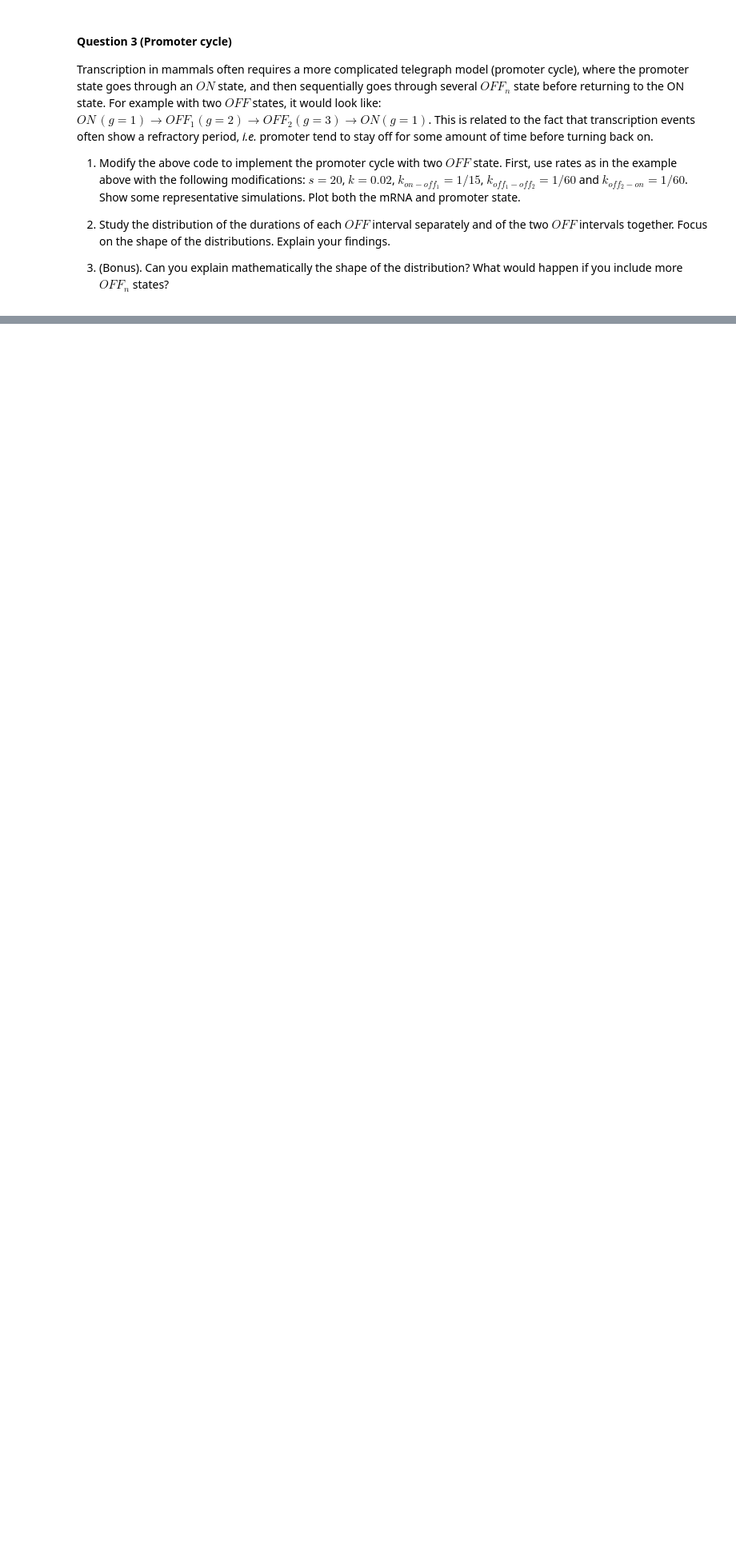
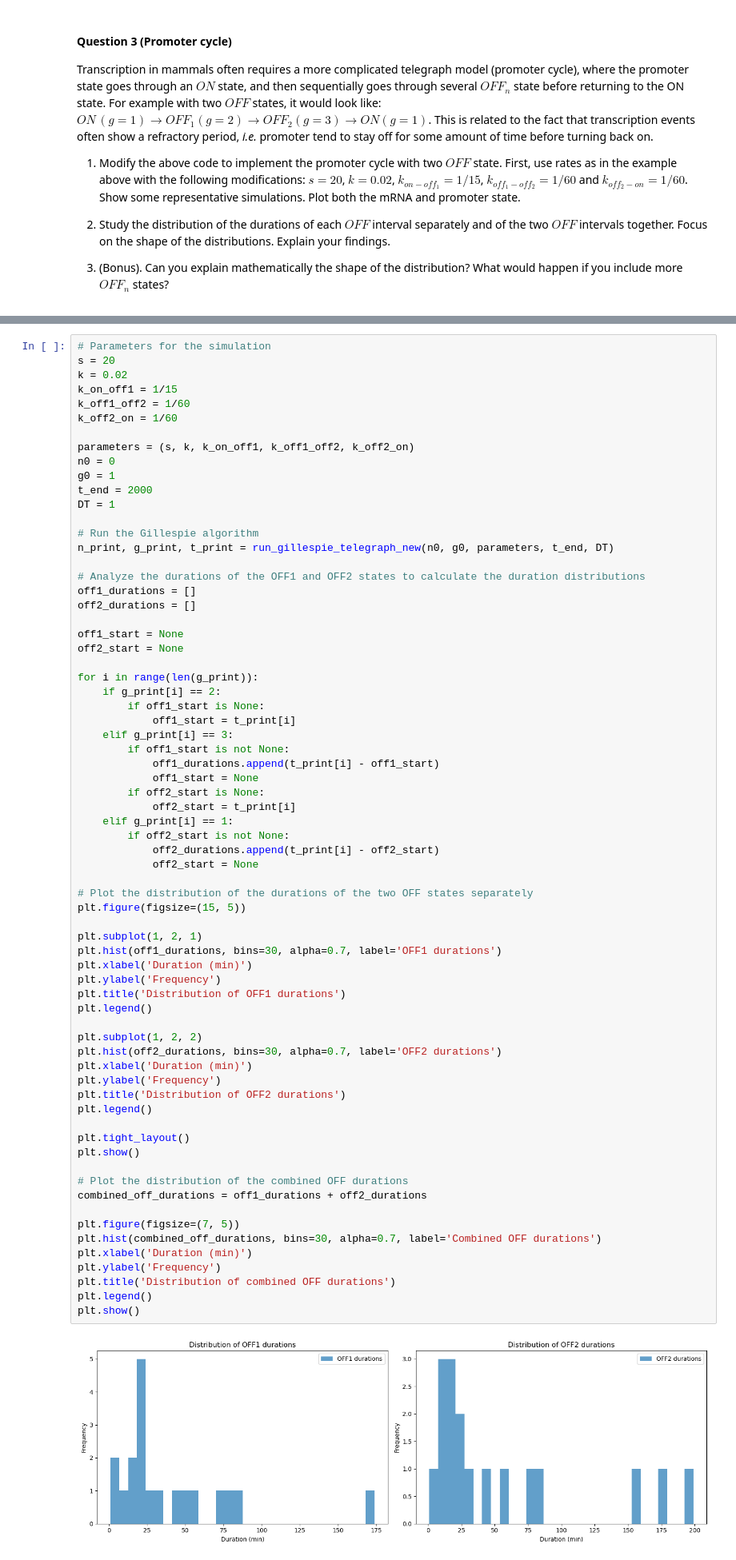
Before and after one commit to GregoirePachebat/group_18, a Jupyter notebook: Week11/Exercise_Week11_12_A_Exercises.ipynb, the cells around one changed output, grey strips where cells are left out. Shown at 80% size. Cells and saved outputs as stored; diff of their text form; blank space fills up the shorter version.

```diff
--- a/Week11/Exercise_Week11_12_A_Exercises.ipynb
+++ b/Week11/Exercise_Week11_12_A_Exercises.ipynb
@@ -618,0 +524,71 @@ plt.show()
+# %%
+# Parameters for the simulation
+s = 20
+k = 0.02
+k_on_off1 = 1/15
+k_off1_off2 = 1/60
+k_off2_on = 1/60
+
+parameters = (s, k, k_on_off1, k_off1_off2, k_off2_on)
+n0 = 0
+g0 = 1
+t_end = 2000
+DT = 1
+
+# Run the Gillespie algorithm
+n_print, g_print, t_print = run_gillespie_telegraph_new(n0, g0, parameters, t_end, DT)
+
+# Analyze the durations of the OFF1 and OFF2 states to calculate the duration distributions
+off1_durations = []
+off2_durations = []
+
+off1_start = None
+off2_start = None
+
+for i in range(len(g_print)):
+    if g_print[i] == 2:
+        if off1_start is None:
+            off1_start = t_print[i]
+    elif g_print[i] == 3:
+        if off1_start is not None:
+            off1_durations.append(t_print[i] - off1_start)
+            off1_start = None
+        if off2_start is None:
+            off2_start = t_print[i]
+    elif g_print[i] == 1:
+        if off2_start is not None:
+            off2_durations.append(t_print[i] - off2_start)
+            off2_start = None
+
+# Plot the distribution of the durations of the two OFF states separately
+plt.figure(figsize=(15, 5))
+
+plt.subplot(1, 2, 1)
+plt.hist(off1_durations, bins=30, alpha=0.7, label='OFF1 durations')
+plt.xlabel('Duration (min)')
+plt.ylabel('Frequency')
+plt.title('Distribution of OFF1 durations')
+plt.legend()
+
+plt.subplot(1, 2, 2)
+plt.hist(off2_durations, bins=30, alpha=0.7, label='OFF2 durations')
+plt.xlabel('Duration (min)')
+plt.ylabel('Frequency')
+plt.title('Distribution of OFF2 durations')
+plt.legend()
+
+plt.tight_layout()
+plt.show()
+
+# Plot the distribution of the combined OFF durations
+combined_off_durations = off1_durations + off2_durations
+
+plt.figure(figsize=(7, 5))
+plt.hist(combined_off_durations, bins=30, alpha=0.7, label='Combined OFF durations')
+plt.xlabel('Duration (min)')
+plt.ylabel('Frequency')
+plt.title('Distribution of combined OFF durations')
+plt.legend()
+plt.show()
+# %% [output]
+[figure, added]
```
Also changed, not shown: parts of 7 cells of this notebook.
